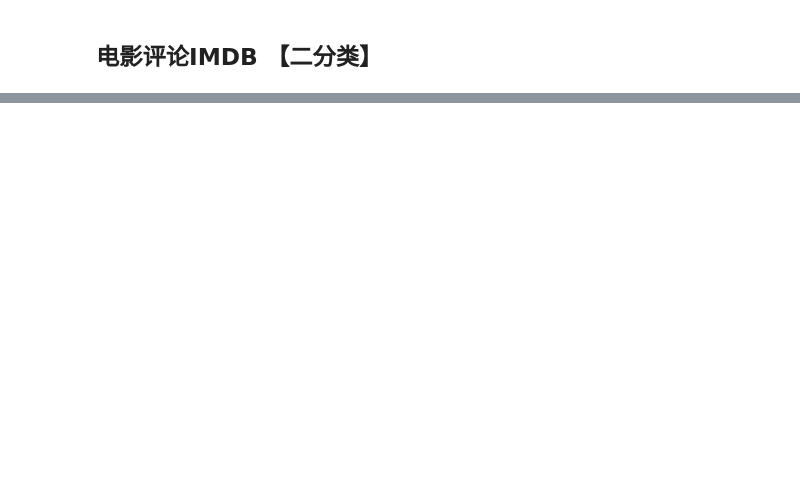
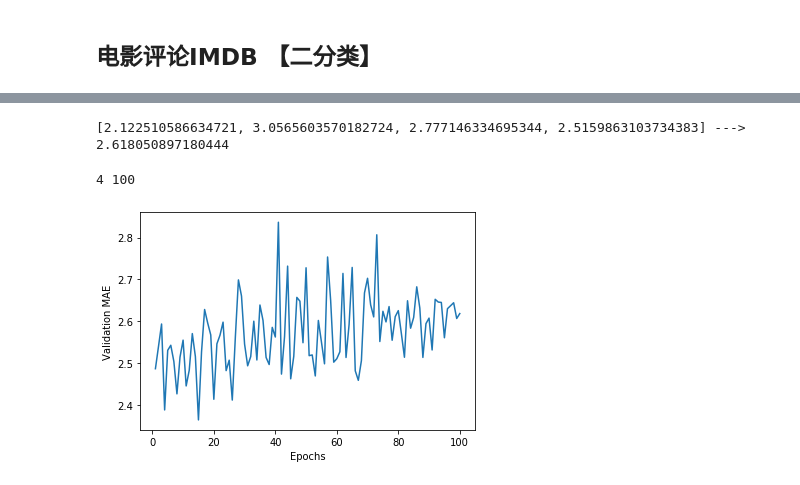
Before and after one commit to prucehuang/quickly-start-python, a Jupyter notebook: deep-learning-with-python-notebooks/quickly start deeplearning.ipynb, the cells around one changed output, grey strips where cells are left out. Saved outputs shown, nothing was run; the diff lists cells and outputs as text; code cells hidden in the pictures; blank space fills up the shorter version.

```diff
--- a/deep-learning-with-python-notebooks/quickly start deeplearning.ipynb
+++ b/deep-learning-with-python-notebooks/quickly start deeplearning.ipynb
@@ -106,0 +525,6 @@ test_acc: 0.981 test_loss: 0.06258543692559469
+# %%
+from keras.datasets import boston_housing
+
+(train_data, train_targets), (test_data, test_targets) =  boston_housing.load_data()
+print('train data:', train_data.shape, train_targets.shape)
+print('test data:', test_data.shape, test_targets.shape)
@@ -106,0 +546,8 @@ test_acc: 0.981 test_loss: 0.06258543692559469
+# %%
+mean = train_data.mean(axis=0)
+train_data -= mean
+std = train_data.std(axis=0)
+train_data /= std
+
+test_data -= mean
+test_data /= std
@@ -106,0 +556,12 @@ test_acc: 0.981 test_loss: 0.06258543692559469
+# %%
+from keras import models
+from keras import layers
+
+def build_model():
+    model = models.Sequential()
+    model.add(layers.Dense(64, activation='relu',
+                           input_shape=(train_data.shape[1],)))
+    model.add(layers.Dense(64, activation='relu'))
+    model.add(layers.Dense(1))
+    model.compile(optimizer='rmsprop', loss='mse', metrics=['mae'])
+    return model
@@ -106,0 +614,20 @@ test_acc: 0.981 test_loss: 0.06258543692559469
+# %%
+print(all_scores, '---> ', np.mean(all_scores))
+# %% [output]
+[2.122510586634721, 3.0565603570182724, 2.777146334695344, 2.5159863103734383] --->  2.618050897180444
+# %%
+print(len(all_mae_histories), len(all_mae_histories[0]))
+# %% [output]
+4 100
+# %%
+# 将(4, 100)合并成(1, 100)
+average_mae_history = [np.mean([x[i] for x in all_mae_histories]) for i in range(num_epochs)]
+# %%
+import matplotlib.pyplot as plt
+
+plt.plot(range(1, len(average_mae_history) + 1), average_mae_history)
+plt.xlabel('Epochs')
+plt.ylabel('Validation MAE')
+plt.show()
+# %% [output]
+[figure, added]
```
Also changed, not shown: parts of 62 cells of this notebook, 2 other files.
